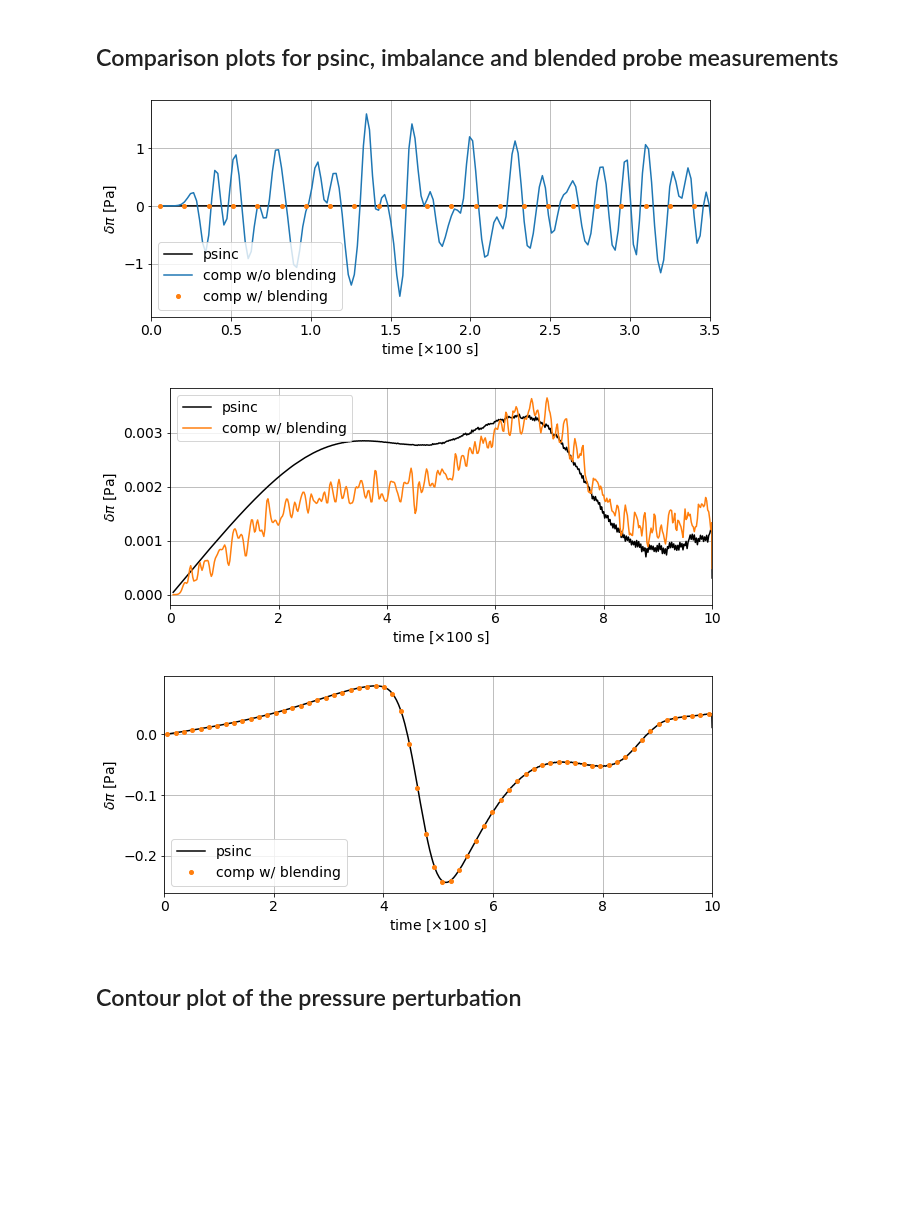
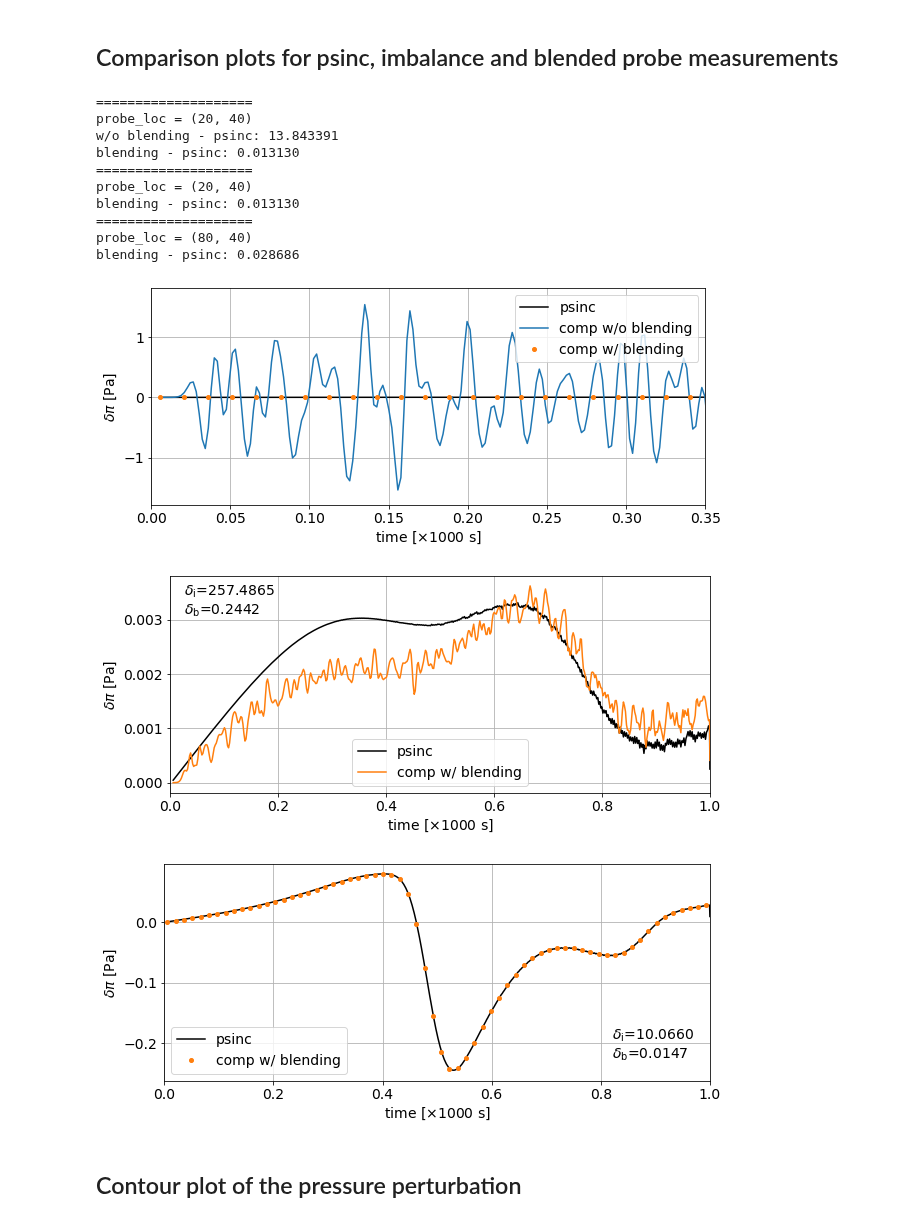
Before and after one commit to ray-chew/pyBELLA, a Jupyter notebook: visualiser_debugger/review_localdab/rising_bubble_initial_blending.ipynb, the cells around one changed output. Saved outputs shown, nothing was run; the diff lists cells and outputs as text; code cells hidden in the pictures; blank space fills up the shorter version.

```diff
--- a/visualiser_debugger/review_localdab/rising_bubble_initial_blending.ipynb
+++ b/visualiser_debugger/review_localdab/rising_bubble_initial_blending.ipynb
@@ -31,13 +33,14 @@ directory = "output_rising_bubble"
 
 py_directory = "../../%s/" %directory
 
-et = 10.0
+et = 1.0
 N = 1
 Nx, Ny = 160, 80
 tc = utils.test_case(base_fn,py_directory,Nx,Ny,et)
-times = np.arange(0,527)[1:]
+times = np.arange(0,527)[1:] # Ma ~ 0.341
+# times = np.arange(0,630)[1:]
 
-probe_loc = [19,39]
+probe_loc = [20,40]
 l_typ = 'WINDOW_STEP'
 
 rhoY = False
@@ -119,8 +122,8 @@ for i,attribute in enumerate(attributes):
     ax.plot(tt, p3, 'C1o', ms=4, markevery=8, label=l3)
 
     ax.set_ylabel(r'$\delta \pi$ [Pa]')
-    ax.set_xlabel(r'time [$\times 100$ s]')
-    ax.set_xlim([0.0,3.5])
+    ax.set_xlabel(r'time [$\times 1000$ s]')
+    ax.set_xlim([0.0,0.35*et])
     ax.grid()
     ax.legend()
 
@@ -128,6 +131,11 @@ for i,attribute in enumerate(attributes):
 
     fn = 'rb_%i_%i_w_imbal' %(probe_loc[0],probe_loc[1])
     pl.save_fig('./output/%s' %fn)
+
+    print("====================")
+    print("probe_loc = (%i, %i)" %(probe_loc[0],probe_loc[1]))
+    print("w/o blending - psinc: %.6f" %(la.norm(p2-p1)))
+    print("blending - psinc: %.6f" %(la.norm(p3-p1)))
 
 
     ########################################
@@ -141,52 +149,87 @@ for i,attribute in enumerate(attributes):
     pl = pt.plotter_1d(figsize=fs,fontsize=14,ncols=1,nrows=1)
     ax = pl.get_ax(i)
 
+    dist = la.norm(p3-p1)
+#     l3a = 'dist=%.4f' %dist
+    l3a = ''
+    l3a += r'$\delta_{\rm{i}}$=%.4f' %((la.norm(p2-p1))/la.norm(p1))
+    l3a += '\n'
+    l3a += r'$\delta_{\rm{b}}$=%.4f' %((la.norm(p3-p1))/la.norm(p1))
+    ax.annotate(l3a, (0.025,0.0031))
+
     ax.plot(tt, p1, 'k', ms=4, label=l1)
     ax.plot(tt, p3, 'C1', ms=4, markevery=8, label=l3)
 
-
     ax.set_ylabel(r'$\delta \pi$ [Pa]')
-    ax.set_xlabel(r'time [$\times 100$ s]')
-    ax.set_xlim([0.0,10.0])
+    ax.set_xlabel(r'time [$\times 1000$ s]')
+    ax.set_xlim([0.0,et])
     ax.grid()
     ax.legend()
+#     ax.text(0.025,0.0033,l3a)
 
     pl.img.tight_layout()
 
-
     fn = 'rb_%i_%i_w_ib' %(probe_loc[0],probe_loc[1])
     pl.save_fig('./output/%s' %fn)
+
+    print("====================")
+    print("probe_loc = (%i, %i)" %(probe_loc[0],probe_loc[1]))
+    print("blending - psinc: %.6f" %(la.norm(p3-p1)))
 
 
     ########################################
     #
     ########################################
 
-    probe_loc = [79,39]
+    probe_loc = [80,40]
     _, p1, _ = get_ens(sfx1, diff, attribute1)
     _, p2, _ = get_ens(sfx2, diff, attribute2)
     _, p3, _ = get_ens(sfx3, diff, attribute3)
 
     pl = pt.plotter_1d(figsize=fs,fontsize=14,ncols=1,nrows=1)
     ax = pl.get_ax(i)
 
+    dist = la.norm(p3-p1)
+#     l3b = 'dist=%.4f' %dist
+    l3b = ''
+    l3b += r'$\delta_{\rm{i}}$=%.4f' %((la.norm(p2-p1))/la.norm(p1))
+    l3b += '\n'
+    l3b += r'$\delta_{\rm{b}}$=%.4f' %((la.norm(p3-p1))/la.norm(p1))
+#     ax.annotate(l3b, (0.025,0.05))
+    ax.annotate(l3b, (0.82,-0.225))
+
     ax.plot(tt, p1, 'k', ms=4, label=l1)
     ax.plot(tt, p3, 'C1o', ms=4, markevery=8, label=l3)
 
     ax.set_ylabel(r'$\delta \pi$ [Pa]')
-    ax.set_xlabel(r'time [$\times 100$ s]')
-    ax.set_xlim([0.0,10.0])
+    ax.set_xlabel(r'time [$\times 1000$ s]')
+    ax.set_xlim([0.0,et])
     ax.grid()
     ax.legend()
+#     ax.text(0.025,0.05,l3b)
 
     pl.img.tight_layout()
 
     fn = 'rb_%i_%i_w_ib' %(probe_loc[0],probe_loc[1])
     pl.save_fig('./output/%s' %fn)
+
+    print("====================")
+    print("probe_loc = (%i, %i)" %(probe_loc[0],probe_loc[1]))
+    print("blending - psinc: %.6f" %(la.norm(p3-p1)))
 # %% [output]
+====================
+probe_loc = (20, 40)
+w/o blending - psinc: 13.843391
+blending - psinc: 0.013130
+====================
+probe_loc = (20, 40)
+blending - psinc: 0.013130
+====================
+probe_loc = (80, 40)
+blending - psinc: 0.028686
-[figure, old version]
+[figure, new version]
-[figure, old version]
+[figure, new version]
-[figure, old version]
+[figure, new version]
 # %% [markdown]
 ## Contour plot of the pressure perturbation
 # %%
```
Also changed, not shown: parts of 3 cells of this notebook, 5 other files.
